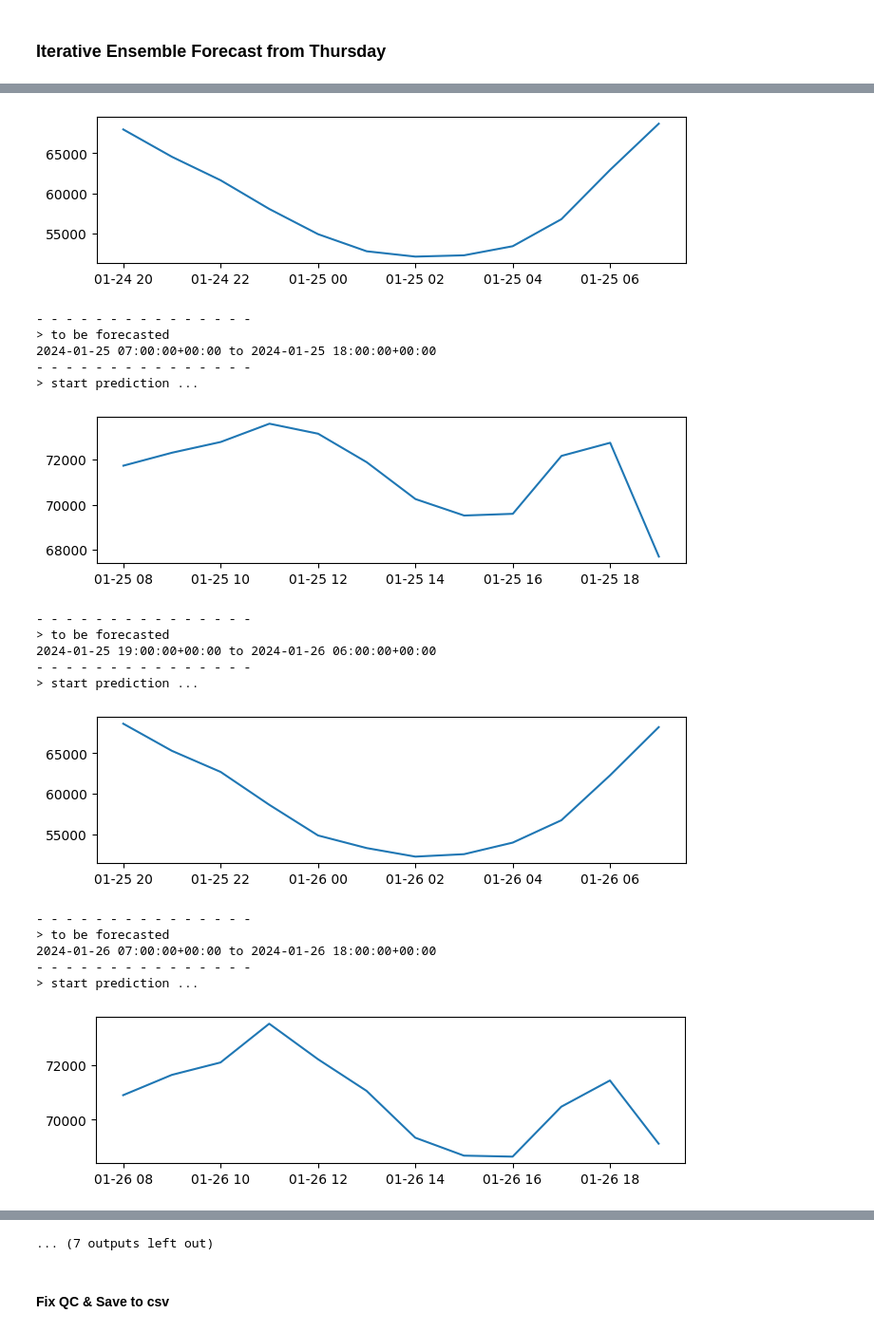
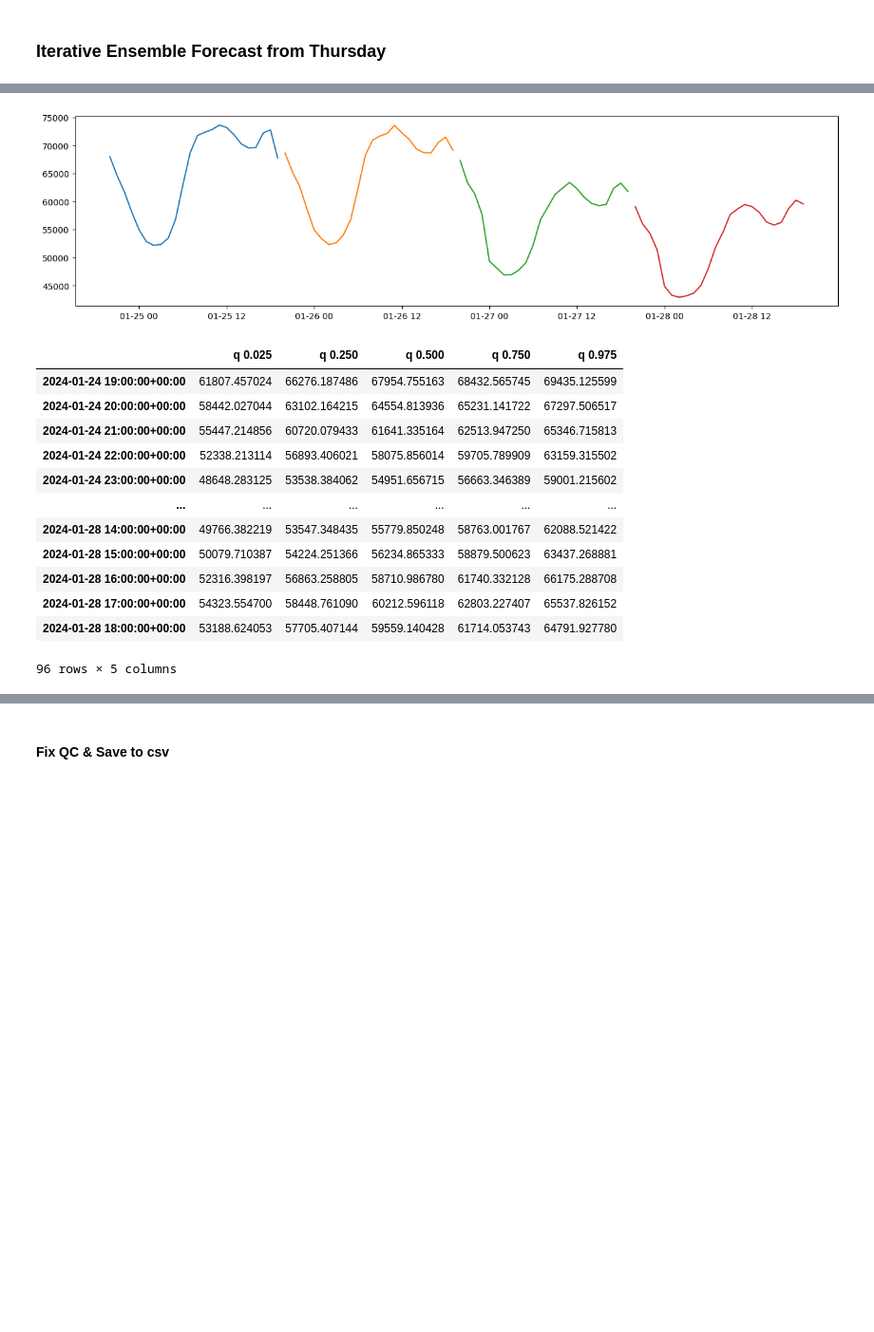
Before and after one commit to hikotei/2023_11-PTSFC, a Jupyter notebook: energy/2024_01_24 fcast pipeline v3.ipynb, the cells around one changed output, grey strips where cells are left out. Shown at 95% size. Drawn from its saved outputs; the diff is of its cells as text; code cells hidden in the pictures; blank space fills up the shorter version.

```diff
--- a/energy/2024_01_24 fcast pipeline v3.ipynb
+++ b/energy/2024_01_24 fcast pipeline v3.ipynb
@@ -158,7 +158,7 @@ with open(f'{path}/{train_start}_{train_end}_all_models_grad_boost.pickle', 'wb'
 # take smaller dataset to create future features for fcast
 end     = df_energy.index.max()
 start   = df_energy.index.max()-pd.Timedelta(days=7)
-print(start, end)
+print(f"first input dataframe from {start} to {end}")
 
 # this dataframe has values of past 7 days = last week
 # because in the first step we predict the next 12 hours
@@ -167,23 +167,30 @@ df_energy_small = df_energy.loc[(df_energy.index > start) &
                                 (df_energy.index <= end)]
 
 df_fcast_iter_all = pd.DataFrame()
+iterations = 4
+iteration_length = 24
 
-for fcast_iter in range(8):
+# = = = = = = = = = = = = = = = = = = = = = = = = = = = = = = = = = = =
+# fig, axes = plt.subplots(1, iterations, figsize=(iterations*8,4))
+# axes = axes.flatten()
+fig, ax = plt.subplots(1, 1, figsize=(16,4))
+
+print('- '*15)
+print(f"> to be forecasted")
+for fcast_iter in range(iterations):
 
     if fcast_iter > 0:
         df_energy_small = pd.concat((df_energy_small, df_ens_fcast_loop))
         end = df_energy_small.index.max()
         # print(f"new end timestamp: {end}")
 
-    # add fcast index for next 12 hours
-    fcast_timestamp_UTC = pd.date_range(start=end, periods=13, freq='H')[1:]
+    # add fcast index for next iteration_length hours
+    fcast_timestamp_UTC = pd.date_range(start=end, periods=iteration_length+1, freq='H')[1:]
     fcast_timestamp_CET = fcast_timestamp_UTC.tz_convert('CET')
 
-    print('- '*15)
-    print(f"> to be forecasted")
-    print(f"{fcast_timestamp_UTC.min()} to {fcast_timestamp_UTC.max()}")
+    print(f"{fcast_timestamp_UTC.min()} to {fcast_timestamp_UTC.max()}", end='\r')
 
-    # create df with timestamps of next 12 hours
+    # create df with timestamps of next iteration_length hours
     df_temp = pd.DataFrame(index=fcast_timestamp_UTC)
     df_temp['timestamp_CET'] = fcast_timestamp_CET
 
@@ -191,15 +198,15 @@ for fcast_iter in range(8):
     df_fcast = pd.concat((df_energy_small, df_temp))
 
     # use data from last week for features
-    # take only the last 12 rows
-    df_fcast_fturs = data_prepro.create_features_df(df_fcast, holiday_method='separate', lags=[24, 7*24]).tail(12)
-    df_fcast_dummy = data_prepro.create_dummy_df(df_fcast, hour_method='seasonal', holiday_method='separate').tail(12)
+    # take only the last iteration_length rows
+    df_fcast_fturs = data_prepro.create_features_df(df_fcast, holiday_method='separate', lags=[24, 7*24]).tail(iteration_length)
+    df_fcast_dummy = data_prepro.create_dummy_df(df_fcast, hour_method='seasonal', holiday_method='separate').tail(iteration_length)
+
+    # print(df_fcast_dummy.index)
+    # print(df_fcast_fturs.index)
 
     # = = = = = = = = = = = = = = = = = = = = = = = = = = = = = = = =
     # fcast
-
-    print('- '*15)
-    print(f'> start prediction ...')
 
     # save fcast in df with columns = quantiles
     df_quant_reg_fcast = pd.DataFrame(index=df_fcast_dummy.index)
@@ -222,17 +229,19 @@ for fcast_iter in range(8):
     df_ens_fcast_loop['gesamt'] = ens_fcast
     df_ens_fcast_loop
 
-    plt.figure(figsize=(8,2))
-    plt.plot(df_ens_fcast_loop['timestamp_CET'], ens_fcast)
-    plt.show()
+    # plt.figure(figsize=(8,2))
+    # ax = axes[fcast_iter]
+    ax.plot(df_ens_fcast_loop['timestamp_CET'], ens_fcast)
 
     # save fcast to df
     df_ens_fcast_out = (df_quant_reg_fcast * 0.5 + df_grad_boost_fcast * 0.5)
     df_ens_fcast_out = df_ens_fcast_out.groupby(df_ens_fcast_out.index).mean()
     df_fcast_iter_all = pd.concat((df_fcast_iter_all, df_ens_fcast_out))
 
-print('= '*15)
+print('')
 print('= '*15)
 print(f"all iterative fcasts done ...")
+
+plt.show()
 display(df_fcast_iter_all)
 # %% [output]
@@ -245,19 +254,14 @@ display(df_fcast_iter_all)
-[figure, old version]
+[figure, new version]
+|  | q 0.025 | q 0.250 | q 0.500 | q 0.750 | q 0.975 |
+| 2024-01-24 19:00:00+00:00 | 61807.457024 | 66276.187486 | 67954.755163 | 68432.565745 | 69435.125599 |
+| 2024-01-24 20:00:00+00:00 | 58442.027044 | 63102.164215 | 64554.813936 | 65231.141722 | 67297.506517 |
+| 2024-01-24 21:00:00+00:00 | 55447.214856 | 60720.079433 | 61641.335164 | 62513.947250 | 65346.715813 |
+| 2024-01-24 22:00:00+00:00 | 52338.213114 | 56893.406021 | 58075.856014 | 59705.789909 | 63159.315502 |
+| 2024-01-24 23:00:00+00:00 | 48648.283125 | 53538.384062 | 54951.656715 | 56663.346389 | 59001.215602 |
+| ... | ... | ... | ... | ... | ... |
+| 2024-01-28 14:00:00+00:00 | 49766.382219 | 53547.348435 | 55779.850248 | 58763.001767 | 62088.521422 |
+| 2024-01-28 15:00:00+00:00 | 50079.710387 | 54224.251366 | 56234.865333 | 58879.500623 | 63437.268881 |
+| 2024-01-28 16:00:00+00:00 | 52316.398197 | 56863.258805 | 58710.986780 | 61740.332128 | 66175.288708 |
+| 2024-01-28 17:00:00+00:00 | 54323.554700 | 58448.761090 | 60212.596118 | 62803.227407 | 65537.826152 |
+| 2024-01-28 18:00:00+00:00 | 53188.624053 | 57705.407144 | 59559.140428 | 61714.053743 | 64791.927780 |
-- - - - - - - - - - - - - - -
-> to be forecasted
-2024-01-25 07:00:00+00:00 to 2024-01-25 18:00:00+00:00
-- - - - - - - - - - - - - - -
-> start prediction ...
+96 rows × 5 columns
-[figure, removed]
-- - - - - - - - - - - - - - -
-> to be forecasted
-2024-01-25 19:00:00+00:00 to 2024-01-26 06:00:00+00:00
-- - - - - - - - - - - - - - -
-> start prediction ...
-[figure, removed]
-- - - - - - - - - - - - - - -
-> to be forecasted
-2024-01-26 07:00:00+00:00 to 2024-01-26 18:00:00+00:00
-- - - - - - - - - - - - - - -
-> start prediction ...
-[figure, removed]
@@ -276,4 +268,3 @@ display(df_fcast_iter_all)
-... (7 outputs left out)
 # %% [markdown]
 #### Fix QC & Save to csv
 # %%
```
Also changed, not shown: parts of 6 cells of this notebook, 1 other file.
